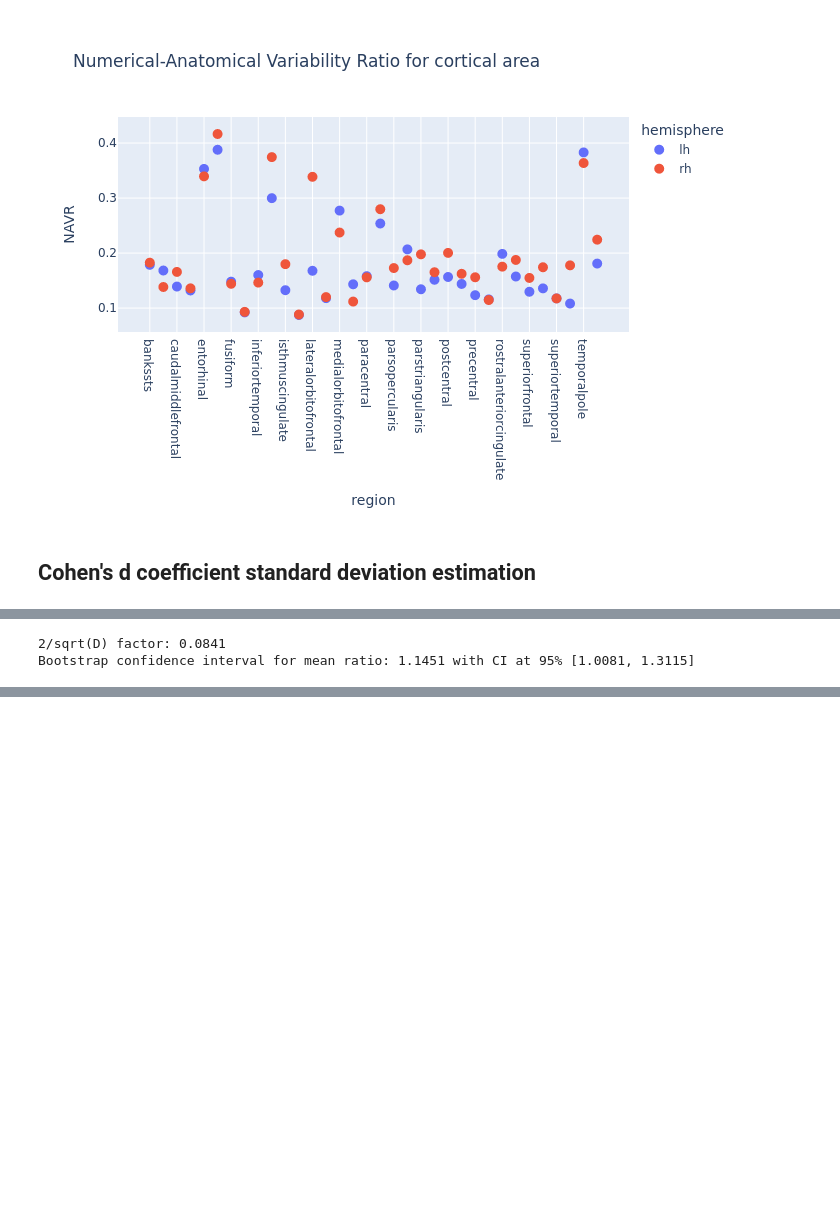
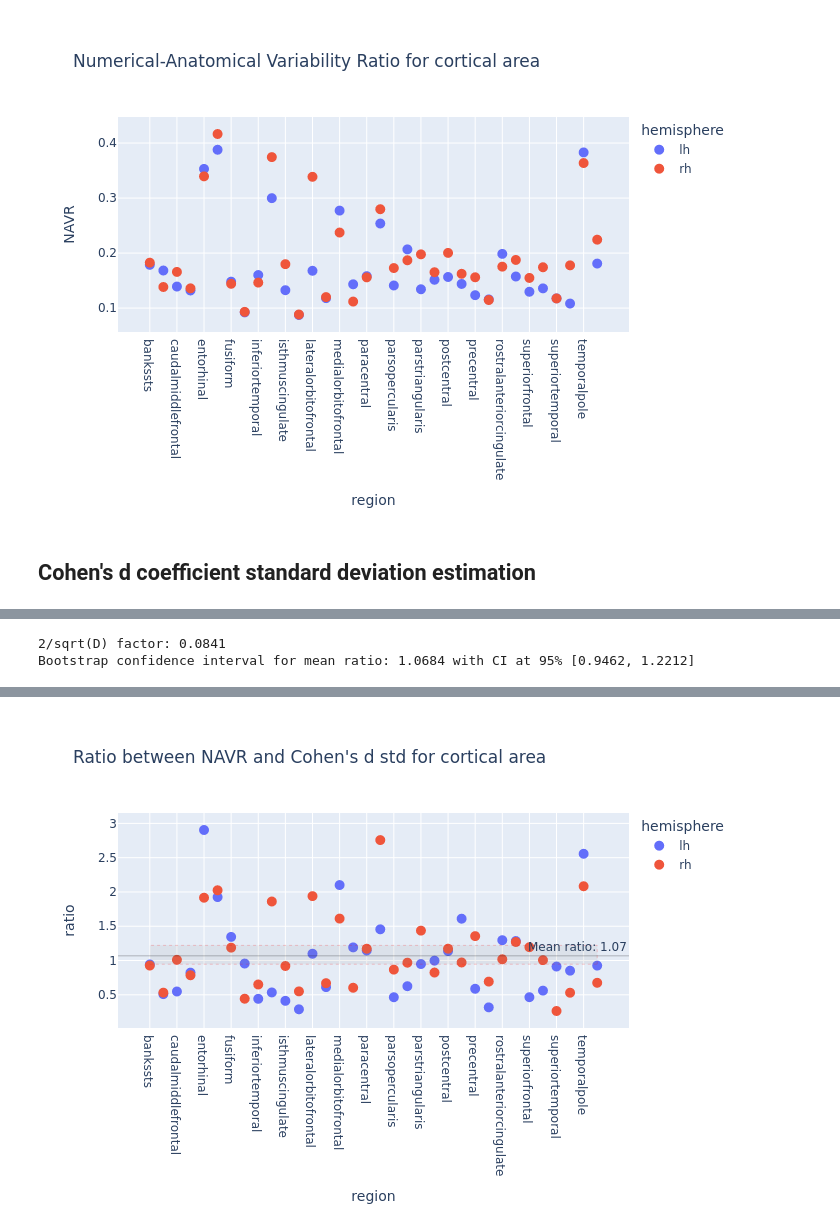
Before and after one commit to yohanchatelain/VIP-python-client, a Jupyter notebook: example/freesurfer-fuzzy/notebooks/cohen_d/cohen_d_area.ipynb, the cells around one changed output, grey strips where cells are left out. Saved outputs shown, nothing was run; the diff lists cells and outputs as text; code cells hidden in the pictures; blank space fills up the shorter version.

```diff
--- a/example/freesurfer-fuzzy/notebooks/cohen_d/cohen_d_area.ipynb
+++ b/example/freesurfer-fuzzy/notebooks/cohen_d/cohen_d_area.ipynb
@@ -768,31 +750,33 @@ fig = px.scatter(
     x="region",
     y="ratio",
     hover_name="region",
     color="hemisphere",
     title="Ratio between NAVR and Cohen's d std for cortical area",
 ).update_traces(marker=dict(size=10))
 # Add horizontal line with CI at 95%
 fig.add_hline(
     y=observed_value,
     line_color="rgba(0,0,0,.25)",
     line_dash="solid",
     line_width=1,
     annotation_text=f"Mean ratio: {observed_value:.2f}",
     annotation_position="top right",
 )
 fig.add_trace(
     go.Scatter(
         x=np.concatenate([cohend_d_std["region"], cohend_d_std["region"][::-1]]),
         y=[ci_lower] * len(cohend_d_std["region"])
         + [ci_upper] * len(cohend_d_std["region"]),
         fill="toself",
         fillcolor="rgba(125, 125, 125, 0.1)",
         line=dict(color="rgba(255,0,0,0.2)", width=1, dash="dot"),
         hoverinfo="skip",
         showlegend=False,
     )
 )
+print_figure(fig, filename=figures_dir / "cohend_d_ratio_cortical_area.png")
 # %% [output]
 2/sqrt(D) factor: 0.0841
-Bootstrap confidence interval for mean ratio: 1.1451 with CI at 95% [1.0081, 1.3115]
+Bootstrap confidence interval for mean ratio: 1.0684 with CI at 95% [0.9462, 1.2212]
 [interactive output not drawn]
+[figure, added]
```
Also changed, not shown: parts of 7 cells of this notebook, 2 other files.
